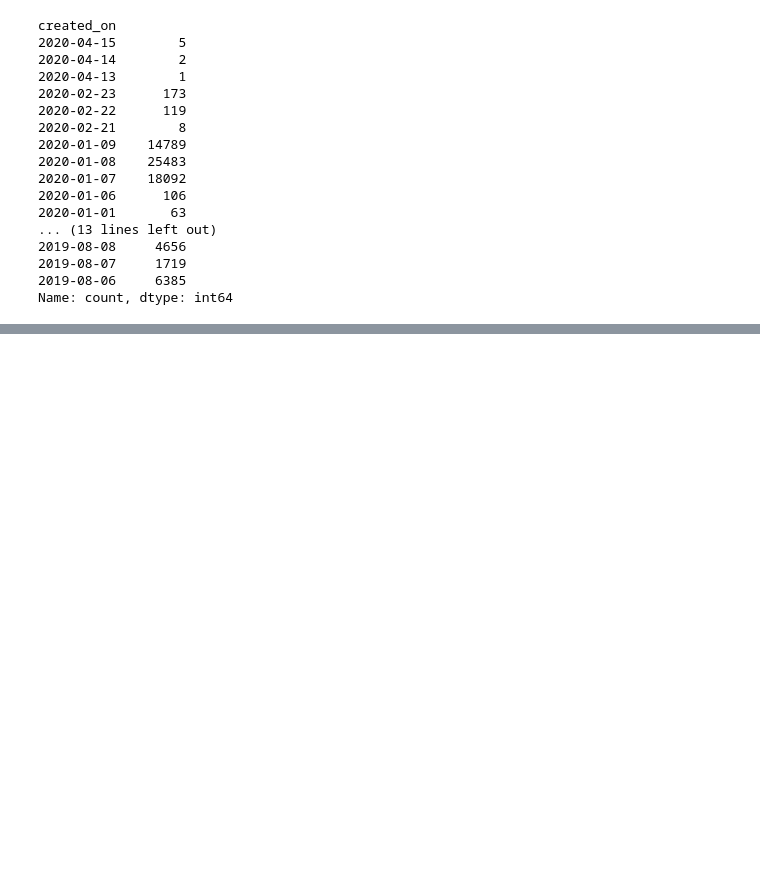
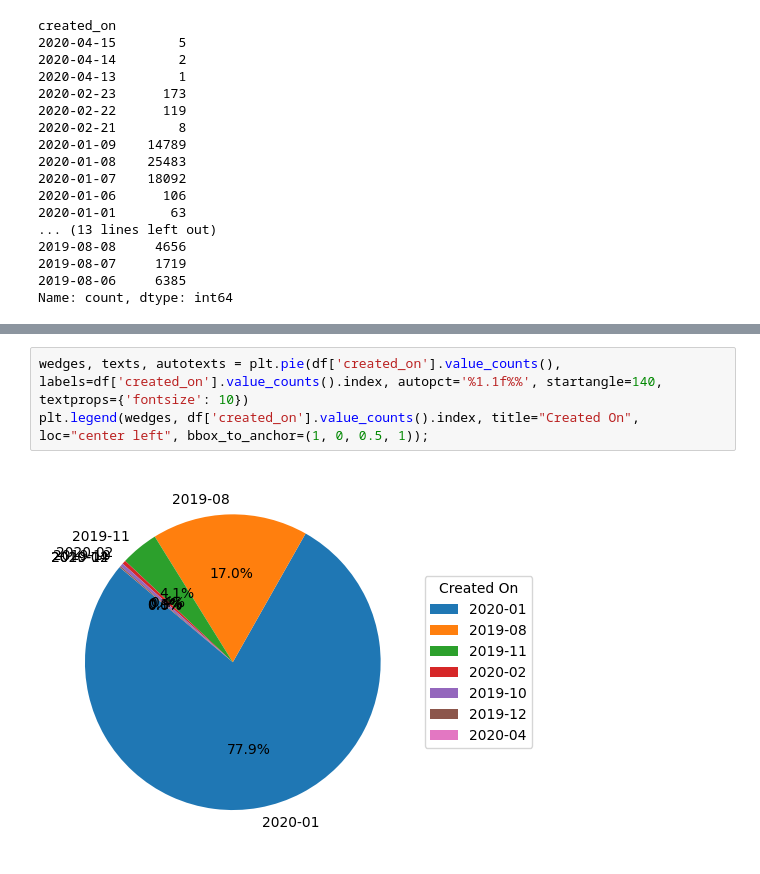
Before and after one commit to D0men1c0/ISSR_Darkweb, a Jupyter notebook: Analyze_files/an_threads.ipynb, the cells around one changed output, grey strips where cells are left out. Drawn from its saved outputs; the diff is of its cells as text; blank space fills up the shorter version.

```diff
--- a/Analyze_files/an_threads.ipynb
+++ b/Analyze_files/an_threads.ipynb
@@ -172,0 +193,5 @@ Name: count, dtype: int64
+# %%
+wedges, texts, autotexts = plt.pie(df['created_on'].value_counts(), labels=df['created_on'].value_counts().index, autopct='%1.1f%%', startangle=140, textprops={'fontsize': 10})
+plt.legend(wedges, df['created_on'].value_counts().index, title="Created On", loc="center left", bbox_to_anchor=(1, 0, 0.5, 1));
+# %% [output]
+[figure, added]
```
Also changed, not shown: parts of 8 cells of this notebook, 1 other file.
